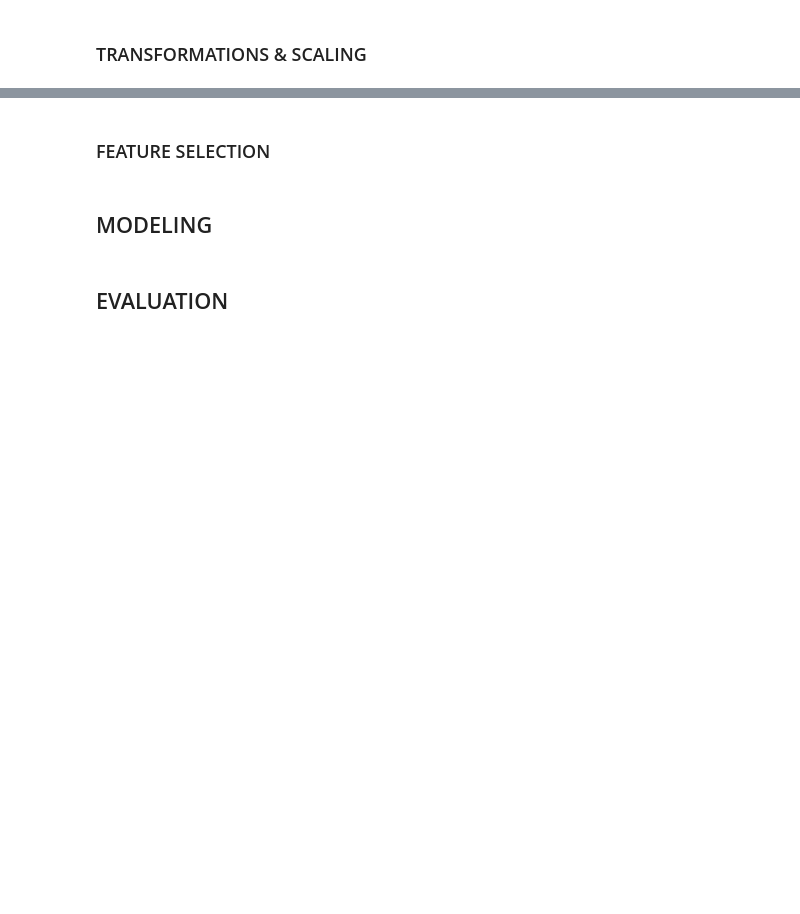
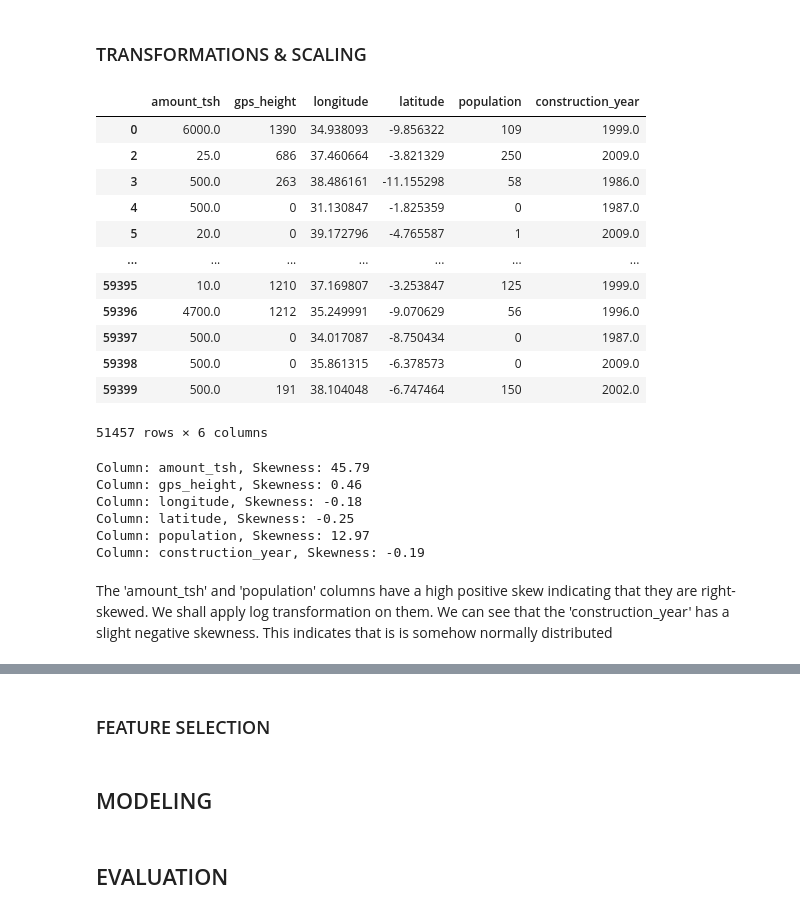
Before and after one commit to Kurgat-Bee/PHASE-03-PROJECT, a Jupyter notebook: TZwaterwells.ipynb, the cells around one changed output, grey strips where cells are left out. Drawn from its saved outputs; the diff is of its cells as text; code cells hidden in the pictures; blank space fills up the shorter version.

```diff
--- a/TZwaterwells.ipynb
+++ b/TZwaterwells.ipynb
@@ -630,0 +719,32 @@ train_df.head()
+# %%
+# Create a copy of the data
+df_encoded = clean_df.copy()
+# %%
+# Dropping columns due to high cardinality
+df_encoded.drop(columns=["scheme_name", "recorded_by",  "ward", "lga", "region", "subvillage", "wpt_name", "installer", "funder"], inplace=True)
+# %%
+# Import sklearn for label encoding
+from sklearn.preprocessing import LabelEncoder
+
+# 1. Label Encoding for Binary Columns (True/False)
+binary_cols = ['public_meeting', 'permit']
+for col in binary_cols:
+    le = LabelEncoder()
+    df_encoded[col] = le.fit_transform(df_encoded[col])
+
+# 2. Ordinal Encoding for Ordered Categories
+df_encoded['status_group'] = df_encoded['status_group'].map({'low': 0, 'high': 1})
+
+
+# 3. One-Hot Encoding for Nominal Categorical Variables with Low Cardinality
+one_hot_cols = ['basin', 'management_group', 'payment_type', 'water_quality', 'quantity', 'source', 'waterpoint_type']
+df_encoded = pd.get_dummies(df_encoded, columns=one_hot_cols, drop_first=True)
+
+# 4. Frequency Encoding for High-Cardinality Columns
+high_cardinality_cols = ['scheme_management', 'extraction_type']
+for col in high_cardinality_cols:
+    freq_map = df_encoded[col].value_counts(normalize=True)
+    df_encoded[col] = df_encoded[col].map(freq_map)
+
+# Check info for the encoded dataset
+df_encoded.info()
@@ -630,0 +769,5 @@ train_df.head()
+# %%
+# Convert boolean columns to numeric (0 and 1)
+for col in df_encoded.select_dtypes(include='bool'):
+    df_encoded[col] = df_encoded[col].astype(int)
+df_encoded.head()
@@ -631,2 +782,19 @@ train_df.head()
 # %% [markdown]
 ### TRANSFORMATIONS & SCALING
+# %%
+df_numerical = df_encoded[number_columns]
+df_numerical
+# %% [output]
+|  | amount_tsh | gps_height | longitude | latitude | population | construction_year |
+| 0 | 6000.0 | 1390 | 34.938093 | -9.856322 | 109 | 1999.0 |
+| 2 | 25.0 | 686 | 37.460664 | -3.821329 | 250 | 2009.0 |
+| 3 | 500.0 | 263 | 38.486161 | -11.155298 | 58 | 1986.0 |
+| 4 | 500.0 | 0 | 31.130847 | -1.825359 | 0 | 1987.0 |
+| 5 | 20.0 | 0 | 39.172796 | -4.765587 | 1 | 2009.0 |
+| ... | ... | ... | ... | ... | ... | ... |
+| 59395 | 10.0 | 1210 | 37.169807 | -3.253847 | 125 | 1999.0 |
+| 59396 | 4700.0 | 1212 | 35.249991 | -9.070629 | 56 | 1996.0 |
+| 59397 | 500.0 | 0 | 34.017087 | -8.750434 | 0 | 1987.0 |
+| 59398 | 500.0 | 0 | 35.861315 | -6.378573 | 0 | 2009.0 |
+| 59399 | 500.0 | 191 | 38.104048 | -6.747464 | 150 | 2002.0 |
+51457 rows × 6 columns
@@ -632,0 +804,11 @@ train_df.head()
+# %%
+# Checking for skewness in the numerical columns
+for i, col in enumerate(number_columns):
+    print(f"Column: {col}, Skewness: {df_scaled[col].skew():.2f}")
+# %% [output]
+Column: amount_tsh, Skewness: 45.79
+Column: gps_height, Skewness: 0.46
+Column: longitude, Skewness: -0.18
+Column: latitude, Skewness: -0.25
+Column: population, Skewness: 12.97
+Column: construction_year, Skewness: -0.19
@@ -632,0 +820,3 @@ train_df.head()
+# %% [markdown]
+The 'amount_tsh' and 'population' columns have a high positive skew indicating that they are right-skewed. We shall apply log transformation on them.
+We can see that the 'construction_year' has a slight negative skewness. This indicates that is is somehow normally distributed
```
Also changed, not shown: parts of 36 cells of this notebook.
